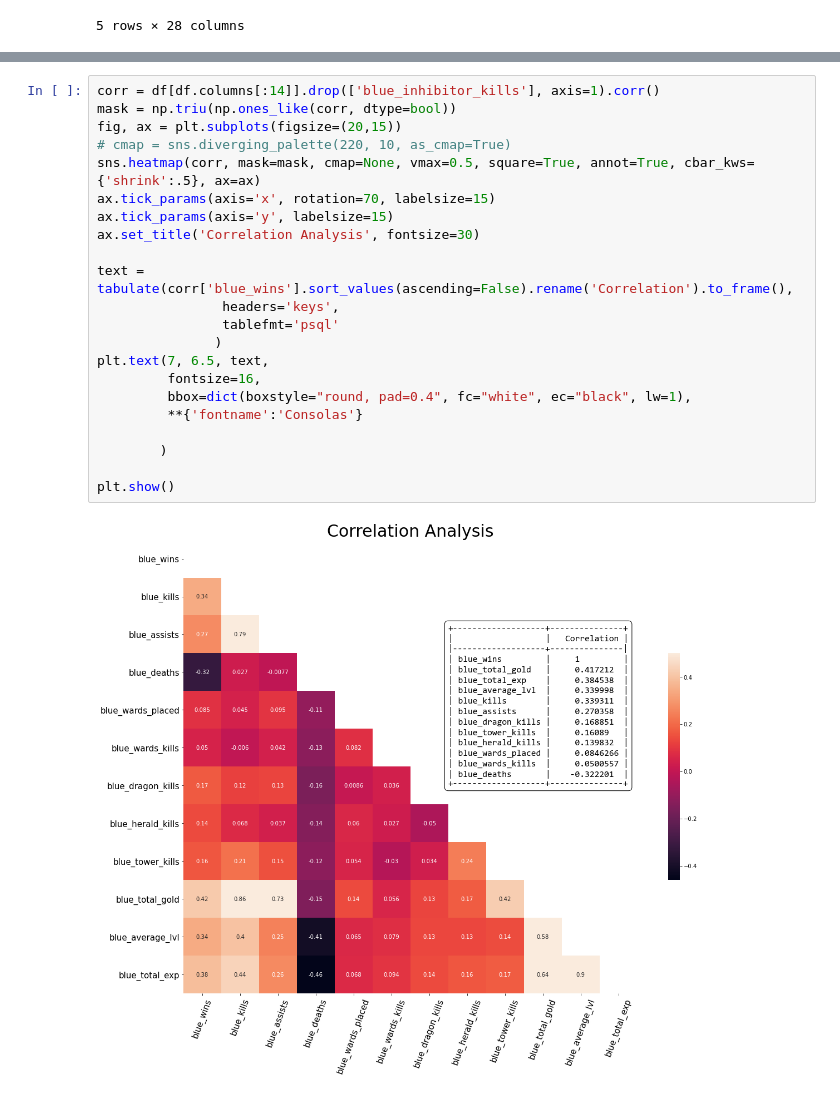
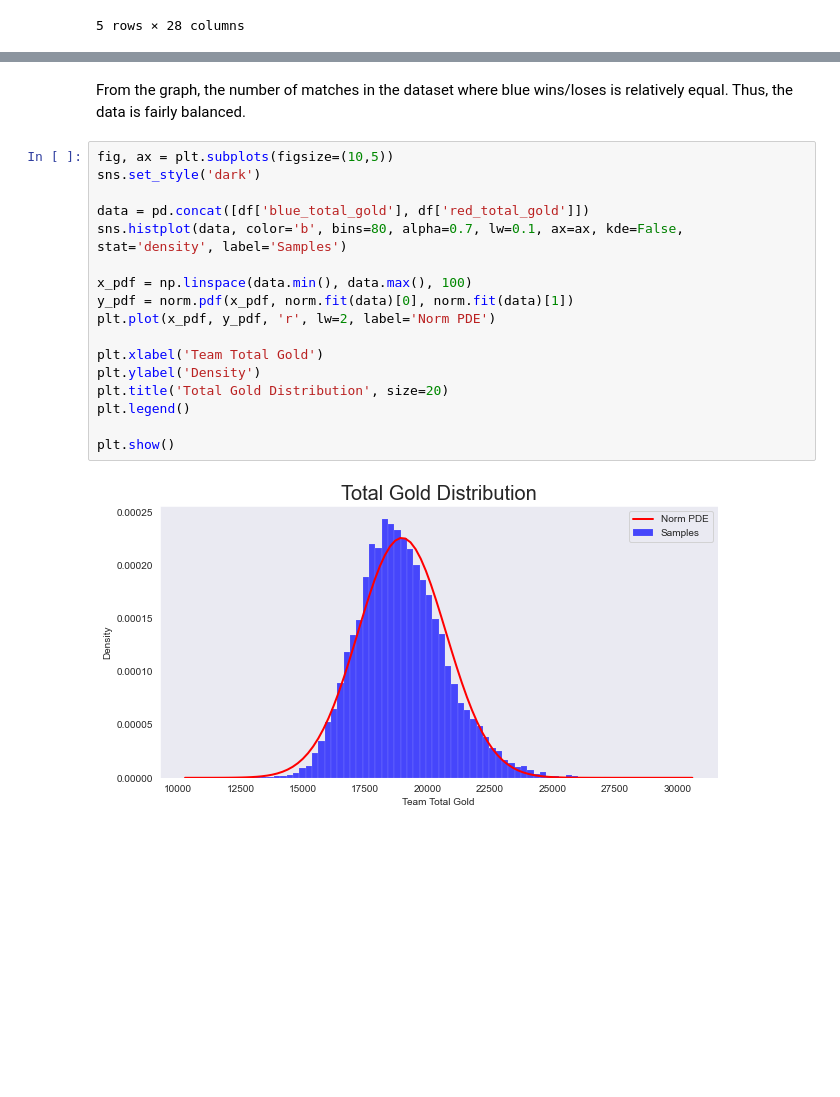
Before and after one commit to andamanopal/league-of-legends-ds, a Jupyter notebook: win-prediction-10mins.ipynb, the cells around one changed output, grey strips where cells are left out. Saved outputs shown, nothing was run; the diff lists cells and outputs as text; blank space fills up the shorter version.

```diff
--- a/win-prediction-10mins.ipynb
+++ b/win-prediction-10mins.ipynb
@@ -29,24 +41,21 @@ sns.barplot(data=df, x='')
-# %%
-corr = df[df.columns[:14]].drop(['blue_inhibitor_kills'], axis=1).corr()
-mask = np.triu(np.ones_like(corr, dtype=bool))
-fig, ax = plt.subplots(figsize=(20,15))
-# cmap = sns.diverging_palette(220, 10, as_cmap=True)
-sns.heatmap(corr, mask=mask, cmap=None, vmax=0.5, square=True, annot=True, cbar_kws={'shrink':.5}, ax=ax)
-ax.tick_params(axis='x', rotation=70, labelsize=15)
-ax.tick_params(axis='y', labelsize=15)
-ax.set_title('Correlation Analysis', fontsize=30)
-
-text = tabulate(corr['blue_wins'].sort_values(ascending=False).rename('Correlation').to_frame(),
-                headers='keys',
-                tablefmt='psql'
-               )
-plt.text(7, 6.5, text,
-         fontsize=16,
-         bbox=dict(boxstyle="round, pad=0.4", fc="white", ec="black", lw=1),
-         **{'fontname':'Consolas'}
-
-        )
-
-plt.show()
-# %% [output]
-[figure, removed]
+# %% [markdown]
+From the graph, the number of matches in the dataset where blue wins/loses is relatively equal. Thus, the data is fairly balanced.
+# %%
+fig, ax = plt.subplots(figsize=(10,5))
+sns.set_style('dark')
+
+data = pd.concat([df['blue_total_gold'], df['red_total_gold']])
+sns.histplot(data, color='b', bins=80, alpha=0.7, lw=0.1, ax=ax, kde=False, stat='density', label='Samples')
+
+x_pdf = np.linspace(data.min(), data.max(), 100)
+y_pdf = norm.pdf(x_pdf, norm.fit(data)[0], norm.fit(data)[1])
+plt.plot(x_pdf, y_pdf, 'r', lw=2, label='Norm PDE')
+
+plt.xlabel('Team Total Gold')
+plt.ylabel('Density')
+plt.title('Total Gold Distribution', size=20)
+plt.legend()
+
+plt.show()
+# %% [output]
+[figure, added]
```
Also changed, not shown: parts of 23 cells of this notebook.
